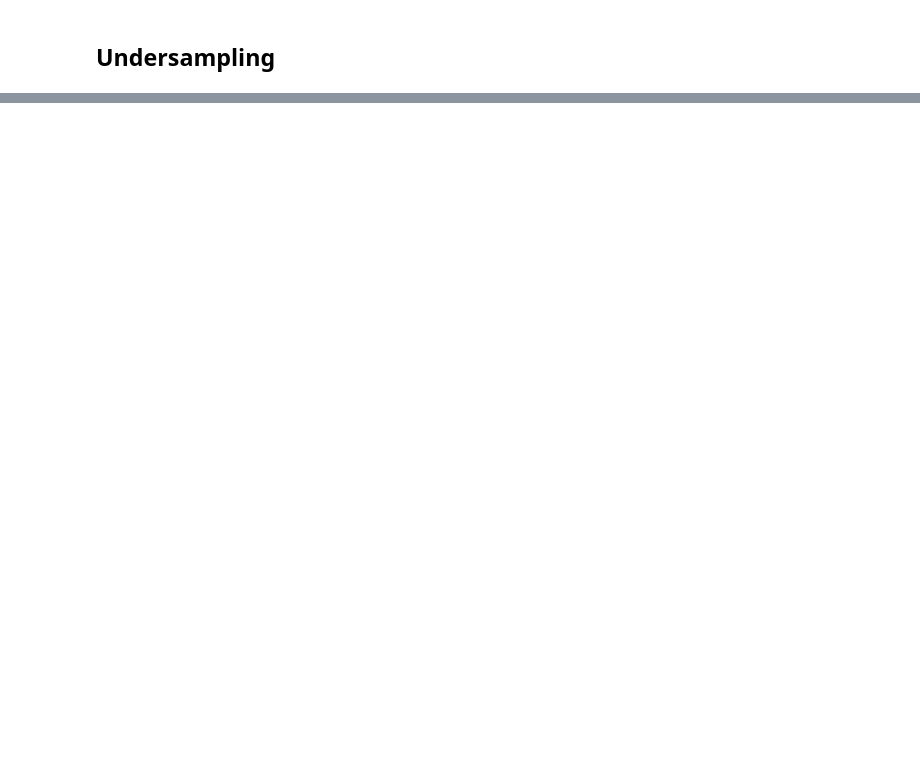
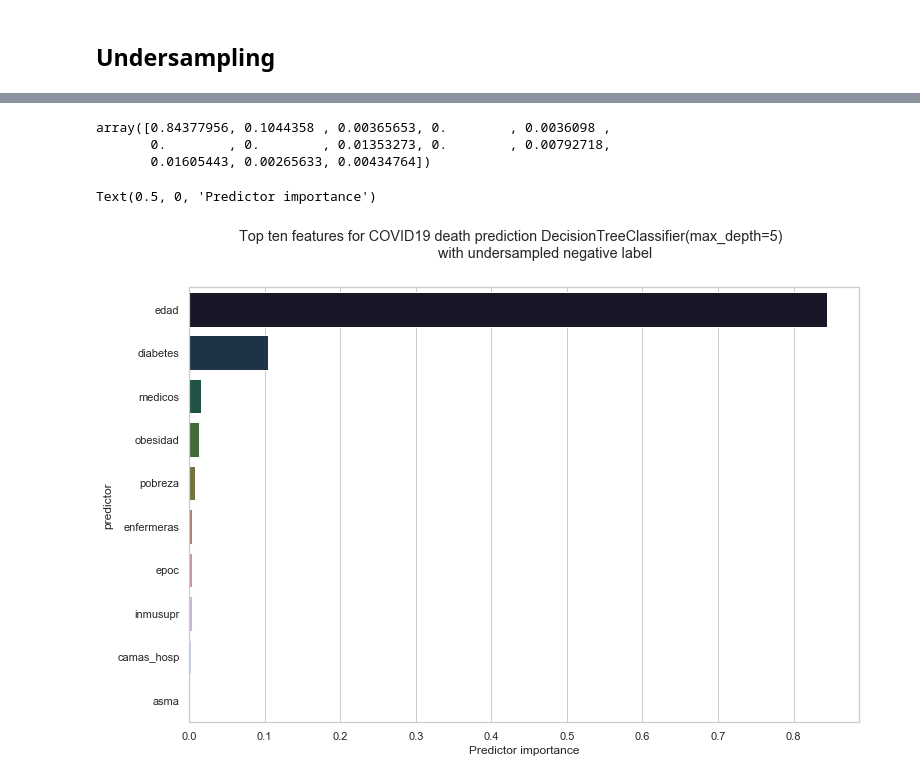
Before and after one commit to ml-project-2020/covid, a Jupyter notebook: SVM DecisionTrees.ipynb, the cells around one changed output, grey strips where cells are left out. Drawn from its saved outputs; the diff is of its cells as text; code cells hidden in the pictures; blank space fills up the shorter version.

Commit message:
Added decision tree classifier

```diff
--- a/SVM DecisionTrees.ipynb
+++ b/SVM DecisionTrees.ipynb
@@ -213,0 +305,10 @@ plt.setp(ax[1],yticks=[]);
+# %%
+from sklearn.tree import DecisionTreeClassifier
+paramgrid = {'criterion':['gini','entropy'],
+             'max_depth':[1,3,5],
+             'min_samples_split':[2,5,10]}
+grid_search_dt = GridSearchCV(estimator=DecisionTreeClassifier(), param_grid=paramgrid, cv=10 ,
+                             return_train_score=True,
+                             scoring=['accuracy', 'precision', 'recall'],
+                             refit='accuracy')
+grid_search_dt.fit(X_upsamp_train_NORM, y_upsamp_train)
@@ -217,0 +360,7 @@ plt.setp(ax[1],yticks=[]);
+# %%
+grid_search_dt = GridSearchCV(estimator=DecisionTreeClassifier(), param_grid=paramgrid, cv=10 ,
+                             return_train_score=True,
+                             scoring=['accuracy', 'precision', 'recall'],
+                             refit='accuracy')
+grid_search_dt.fit(X_train_sm, y_train_sm)
+cv_results_df_dt = pd.DataFrame(grid_search.cv_results_)
@@ -217,0 +383,21 @@ plt.setp(ax[1],yticks=[]);
+# %%
+grid_search_dt.best_estimator_.feature_importances_
+# %% [output]
+array([0.84377956, 0.1044358 , 0.00365653, 0.        , 0.0036098 ,
+       0.        , 0.        , 0.01353273, 0.        , 0.00792718,
+       0.01605443, 0.00265633, 0.00434764])
+# %%
+sns.set(style="whitegrid")
+fig, ax = plt.subplots()
+fig.set_size_inches(12, 8)
+plt.suptitle('''Top ten features for COVID19 death prediction {}
+                with undersampled negative label'''.format(grid_search_dt.best_estimator_))
+importance = pd.DataFrame.from_dict({'predictor':features,
+                                     'importance':grid_search_dt.best_estimator_.feature_importances_.flatten()})
+
+sns.barplot(x='importance', y='predictor', data=importance.sort_values(by="importance", ascending=False)[0:10],
+            palette="cubehelix")
+ax.set_xlabel('Predictor importance')
+# %% [output]
+Text(0.5, 0, 'Predictor importance')
+[figure, added]
```
Also changed, not shown: parts of 36 cells of this notebook.
